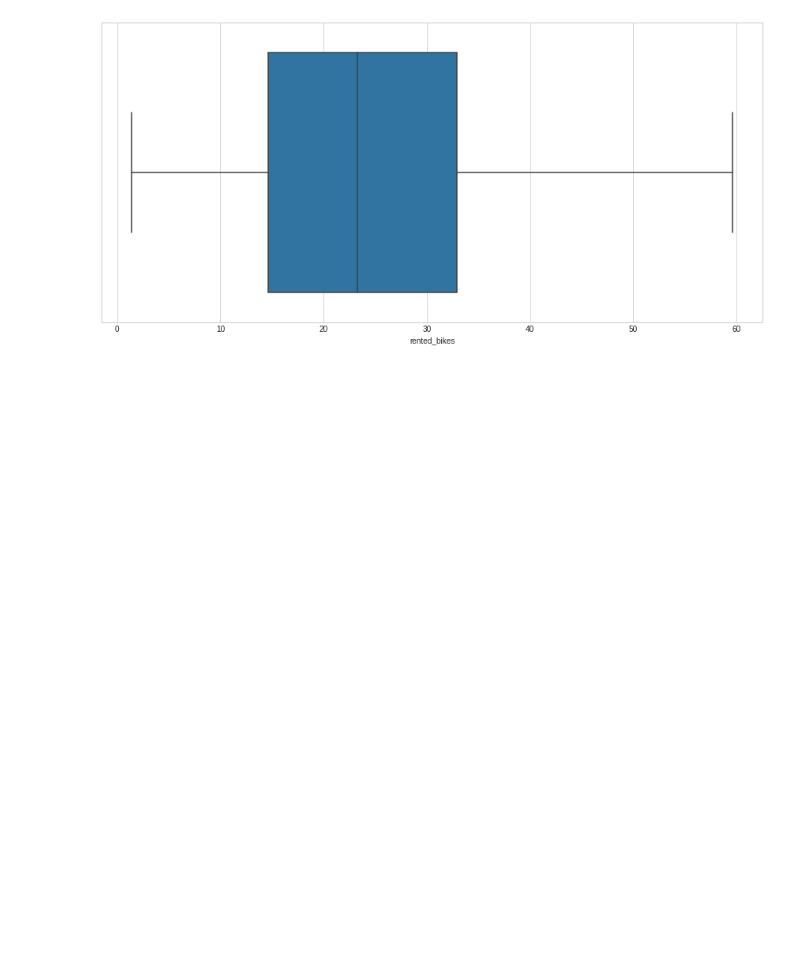
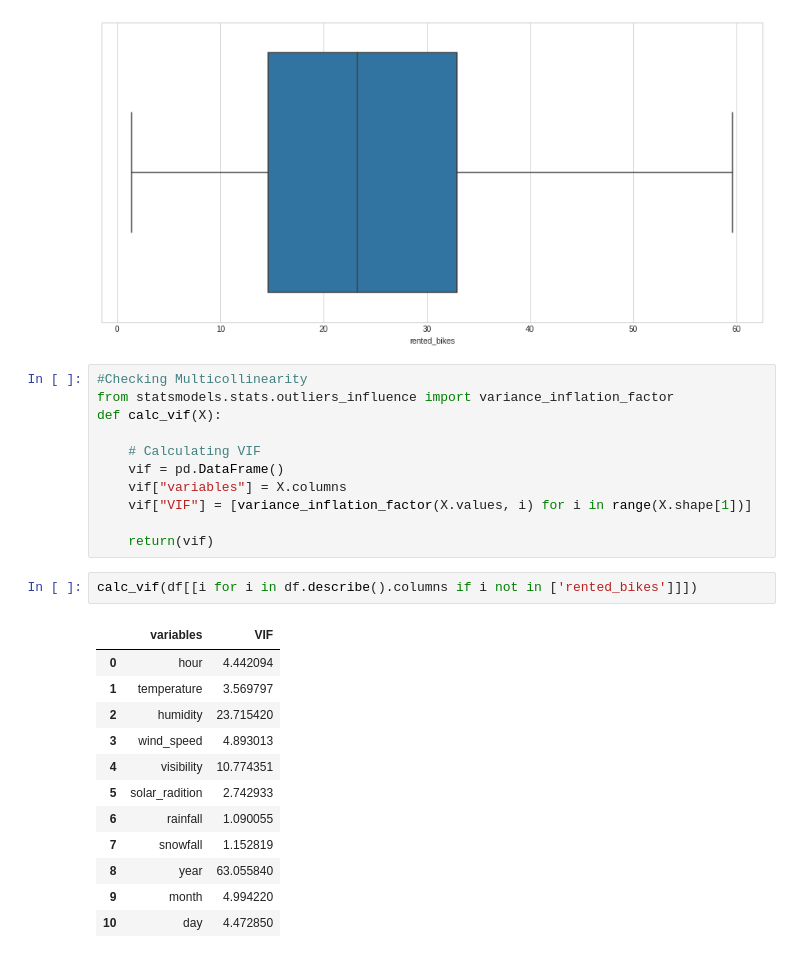
Before and after one commit to vikaschaudhary53/Seoul-Bike-Sharing-Demand-Prediction, a Jupyter notebook: Seoul_Bike_Sharing_Demand_Prediction(ML_Regression_Project).ipynb, the cells around one changed output. Cells and saved outputs as stored; diff of their text form; blank space fills up the shorter version.

```diff
--- a/Seoul_Bike_Sharing_Demand_Prediction(ML_Regression_Project).ipynb
+++ b/Seoul_Bike_Sharing_Demand_Prediction(ML_Regression_Project).ipynb
@@ -444,3 +444,29 @@ sns.boxplot(x=np.sqrt(df['rented_bikes']))
 plt.show()
 # %% [output]
 [figure]
+# %%
+#Checking Multicollinearity
+from statsmodels.stats.outliers_influence import variance_inflation_factor
+def calc_vif(X):
+
+    # Calculating VIF
+    vif = pd.DataFrame()
+    vif["variables"] = X.columns
+    vif["VIF"] = [variance_inflation_factor(X.values, i) for i in range(X.shape[1])]
+
+    return(vif)
+# %%
+calc_vif(df[[i for i in df.describe().columns if i not in ['rented_bikes']]])
+# %% [output]
+|  | variables | VIF |
+| 0 | hour | 4.442094 |
+| 1 | temperature | 3.569797 |
+| 2 | humidity | 23.715420 |
+| 3 | wind_speed | 4.893013 |
+| 4 | visibility | 10.774351 |
+| 5 | solar_radition | 2.742933 |
+| 6 | rainfall | 1.090055 |
+| 7 | snowfall | 1.152819 |
+| 8 | year | 63.055840 |
+| 9 | month | 4.994220 |
+| 10 | day | 4.472850 |
```
Also changed, not shown: parts of 17 cells of this notebook.
